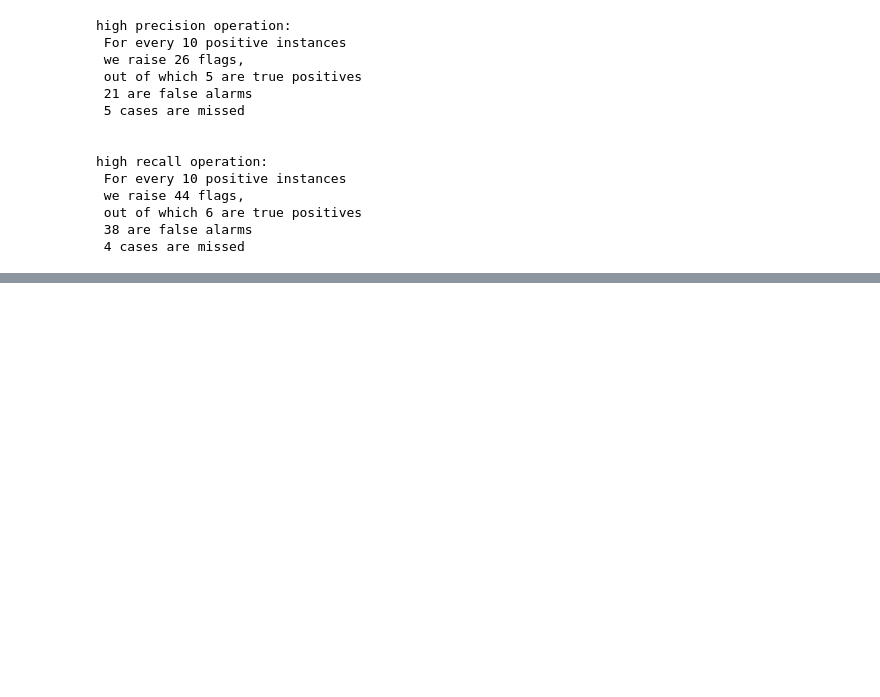
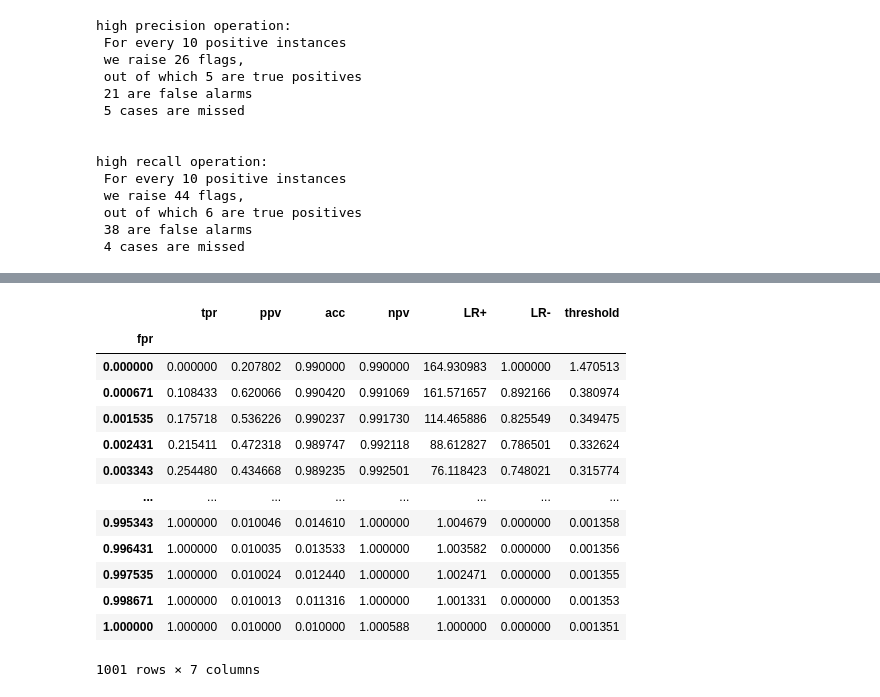
Before and after one commit to zeroknowledgediscovery/zedstat, a Jupyter notebook: examples/example1.ipynb, the cells around one changed output, grey strips where cells are left out. Cells and saved outputs as stored; diff of their text form; code cells hidden in the pictures; blank space fills up the shorter version.

```diff
--- a/examples/example1.ipynb
+++ b/examples/example1.ipynb
@@ -91,0 +110,17 @@ high recall operation:
+# %%
+zt.df_lim['U']
+# %% [output]
+|  | tpr | ppv | acc | npv | LR+ | LR- | threshold |
+| fpr |  |  |  |  |  |  |  |
+| 0.000000 | 0.000000 | 0.207802 | 0.990000 | 0.990000 | 164.930983 | 1.000000 | 1.470513 |
+| 0.000671 | 0.108433 | 0.620066 | 0.990420 | 0.991069 | 161.571657 | 0.892166 | 0.380974 |
+| 0.001535 | 0.175718 | 0.536226 | 0.990237 | 0.991730 | 114.465886 | 0.825549 | 0.349475 |
+| 0.002431 | 0.215411 | 0.472318 | 0.989747 | 0.992118 | 88.612827 | 0.786501 | 0.332624 |
+| 0.003343 | 0.254480 | 0.434668 | 0.989235 | 0.992501 | 76.118423 | 0.748021 | 0.315774 |
+| ... | ... | ... | ... | ... | ... | ... | ... |
+| 0.995343 | 1.000000 | 0.010046 | 0.014610 | 1.000000 | 1.004679 | 0.000000 | 0.001358 |
+| 0.996431 | 1.000000 | 0.010035 | 0.013533 | 1.000000 | 1.003582 | 0.000000 | 0.001356 |
+| 0.997535 | 1.000000 | 0.010024 | 0.012440 | 1.000000 | 1.002471 | 0.000000 | 0.001355 |
+| 0.998671 | 1.000000 | 0.010013 | 0.011316 | 1.000000 | 1.001331 | 0.000000 | 0.001353 |
+| 1.000000 | 1.000000 | 0.010000 | 0.010000 | 1.000588 | 1.000000 | 0.000000 | 0.001351 |
+1001 rows × 7 columns
```
Also changed, not shown: parts of 1 cell of this notebook, 10 other files.
